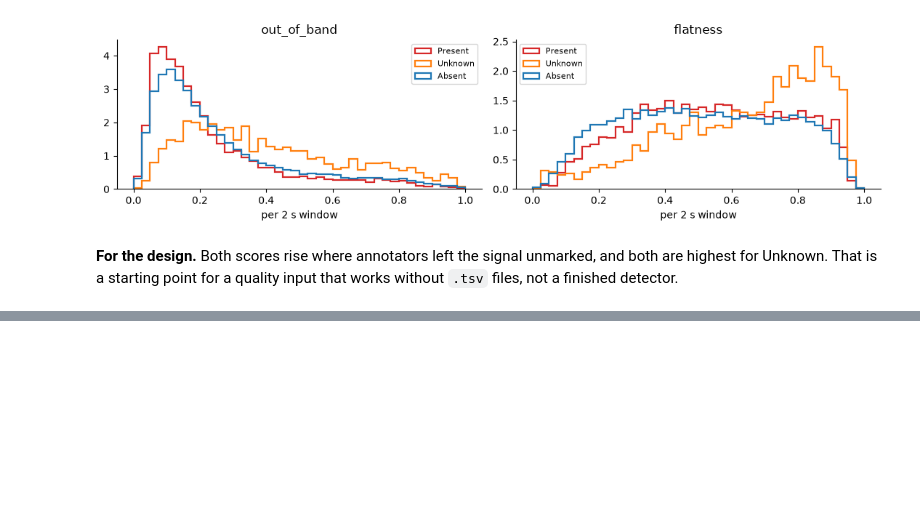
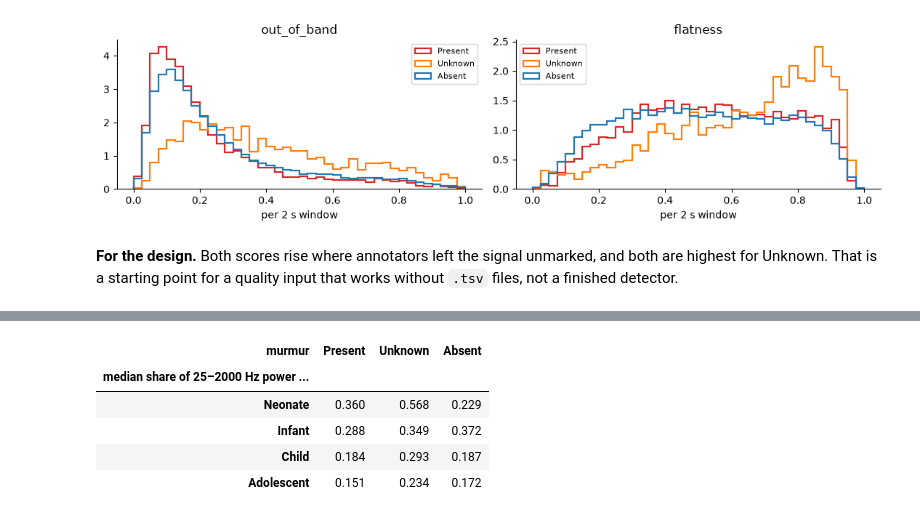
Before and after one commit to AndreXie05/HeartMurmurDetection, a Jupyter notebook: notebooks/01-data-exploration.ipynb, the cells around one changed output, grey strips where cells are left out. Saved outputs shown, nothing was run; the diff lists cells and outputs as text; code cells hidden in the pictures; blank space fills up the shorter version.

```diff
--- a/notebooks/01-data-exploration.ipynb
+++ b/notebooks/01-data-exploration.ipynb
@@ -290,0 +313,13 @@ That is a starting point for a quality input that works without `.tsv` files, no
+# %%
+band = lambda lo, hi: spec["whole"][:, (f >= lo) & (f < hi)].sum(axis=1)
+hump = pd.DataFrame({"share": band(250, 600) / band(25, 2000),
+                     "age": age.loc[rec_labels["patient_id"]].to_numpy(), "murmur": rec_labels["murmur"].to_numpy()})
+hump.pivot_table(index="age", columns="murmur", values="share", aggfunc="median").reindex(ages)[list(CLASSES)] \
+    .round(3).rename_axis("median share of 25–2000 Hz power in 250–600 Hz")
+# %% [output]
+| murmur | Present | Unknown | Absent |
+| median share of 25–2000 Hz power ... |  |  |  |
+| Neonate | 0.360 | 0.568 | 0.229 |
+| Infant | 0.288 | 0.349 | 0.372 |
+| Child | 0.184 | 0.293 | 0.187 |
+| Adolescent | 0.151 | 0.234 | 0.172 |
```
Also changed, not shown: parts of 5 cells of this notebook, 6 other files.
